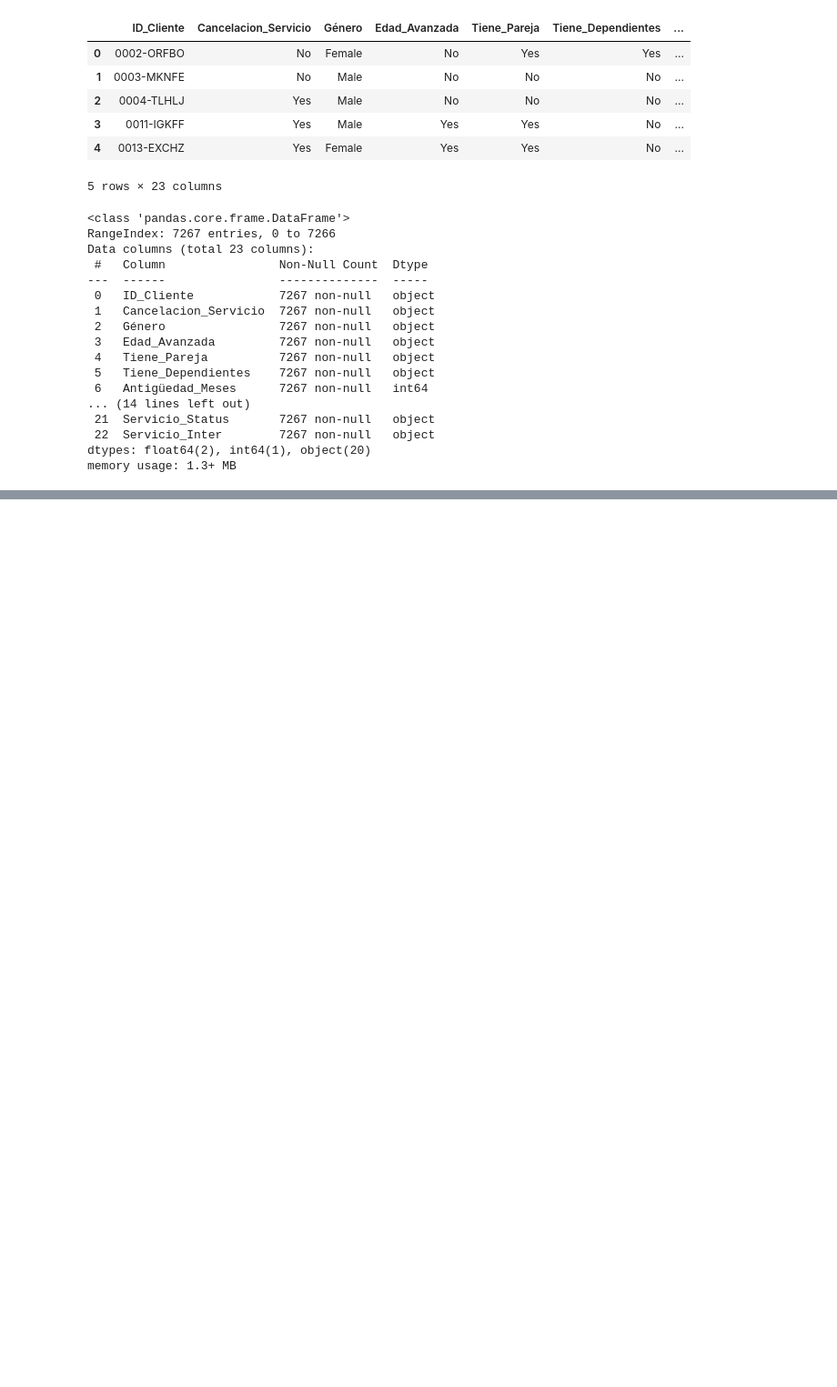
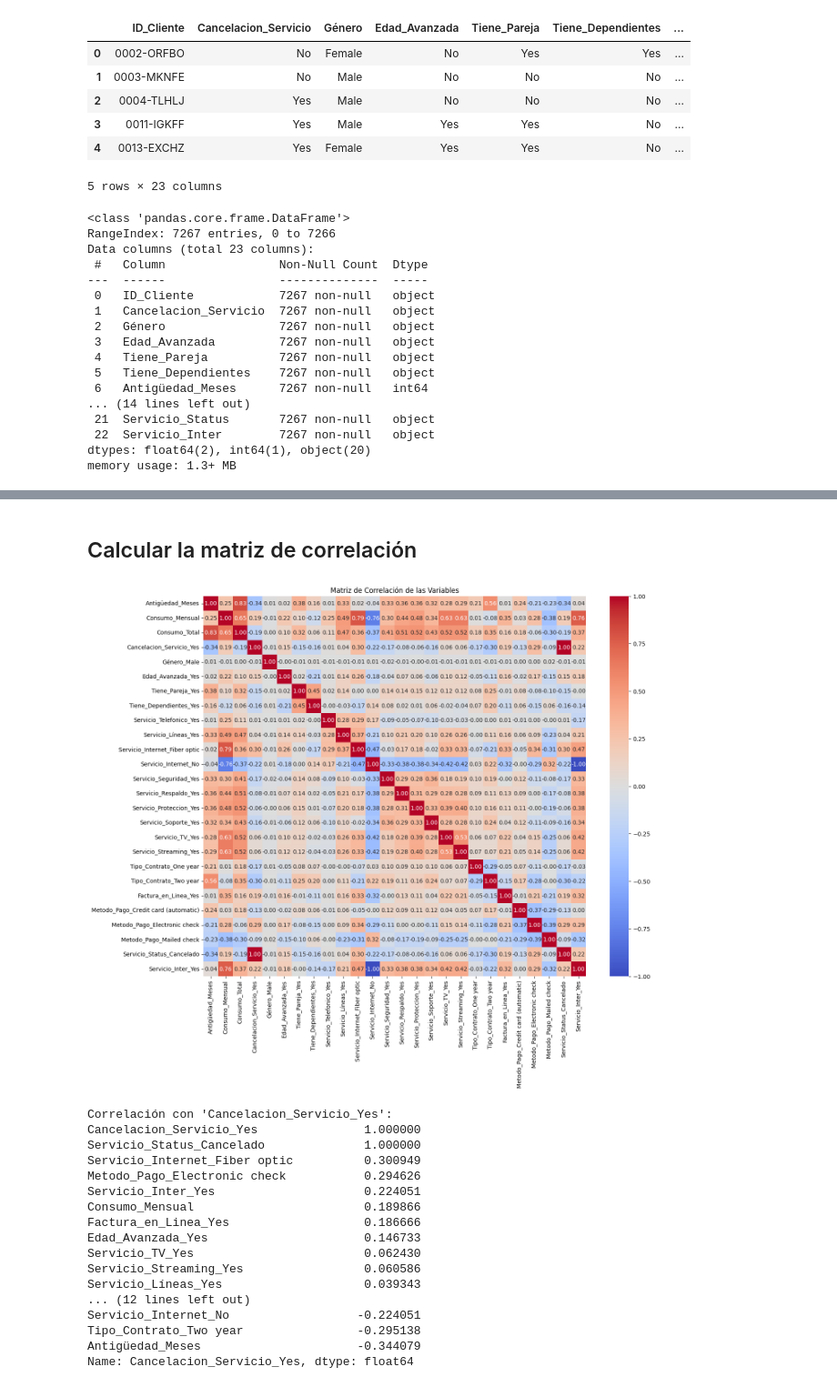
Before and after one commit to JosefRivers-Dev/Data-Science_Telecom_2_Oracle-LATAM, a Jupyter notebook: Data_Science_Telecom_2.ipynb, the cells around one changed output, grey strips where cells are left out. Shown at 91% size. Cells and saved outputs as stored; diff of their text form; code cells hidden in the pictures; blank space fills up the shorter version.

Commit message:
Separacion de Datos

```diff
--- a/Data_Science_Telecom_2.ipynb
+++ b/Data_Science_Telecom_2.ipynb
@@ -70,0 +56,3 @@ LogisticRegression()
+# %%
+datos = datos.drop(['ID_Cliente'], axis=1)
+datos.head()
@@ -70,0 +69,3 @@ LogisticRegression()
+# %%
+datos = pd.get_dummies(datos, columns=datos.select_dtypes(include=['object']).columns, drop_first=True)
+datos.head()
@@ -70,0 +107,8 @@ LogisticRegression()
+# %%
+from sklearn.preprocessing import StandardScaler
+
+columnas_numericas = ['Antigüedad_Meses', 'Consumo_Mensual', 'Consumo_Total']
+scaler = StandardScaler()
+datos[columnas_numericas] = scaler.fit_transform(datos[columnas_numericas])
+
+datos.head()
@@ -70,0 +123,36 @@ LogisticRegression()
+# %% [markdown]
+## Calcular la matriz de correlación
+# %%
+import seaborn as sns
+import matplotlib.pyplot as plt
+
+correlation_matrix = datos.corr()
+
+# Visualizar la matriz de correlación usando un heatmap
+plt.figure(figsize=(15, 12))
+sns.heatmap(correlation_matrix, annot=True, cmap='coolwarm', fmt=".2f")
+plt.title('Matriz de Correlación de las Variables')
+plt.show()
+
+# Mostrar las correlaciones con la variable objetivo 'Cancelacion_Servicio_Yes'
+print("\nCorrelación con 'Cancelacion_Servicio_Yes':")
+print(correlation_matrix['Cancelacion_Servicio_Yes'].sort_values(ascending=False))
+# %% [output]
+[figure, added]
+Correlación con 'Cancelacion_Servicio_Yes':
+Cancelacion_Servicio_Yes               1.000000
+Servicio_Status_Cancelado              1.000000
+Servicio_Internet_Fiber optic          0.300949
+Metodo_Pago_Electronic check           0.294626
+Servicio_Inter_Yes                     0.224051
+Consumo_Mensual                        0.189866
+Factura_en_Linea_Yes                   0.186666
+Edad_Avanzada_Yes                      0.146733
+Servicio_TV_Yes                        0.062430
+Servicio_Streaming_Yes                 0.060586
+Servicio_Líneas_Yes                    0.039343
+... (12 lines left out)
+Servicio_Internet_No                  -0.224051
+Tipo_Contrato_Two year                -0.295138
+Antigüedad_Meses                      -0.344079
+Name: Cancelacion_Servicio_Yes, dtype: float64
```
Also changed, not shown: parts of 17 cells of this notebook.
